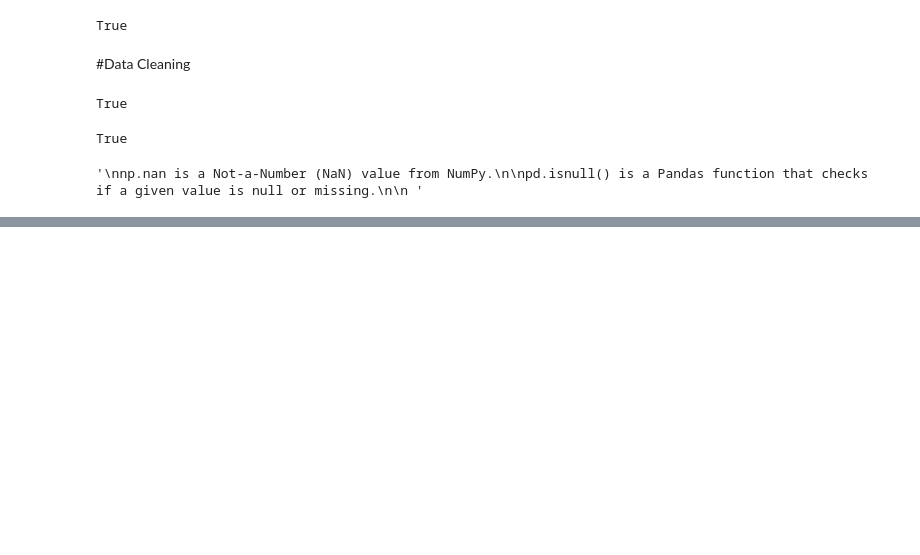
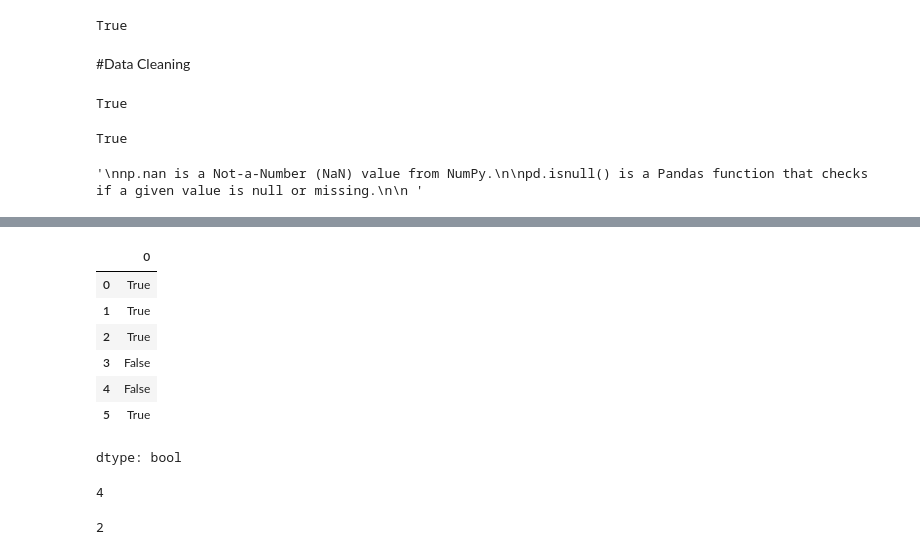
Before and after one commit to dabster108/Dataanalysis_numpy, a Jupyter notebook: Pandas_Dataframe.ipynb, the cells around one changed output, grey strips where cells are left out. Cells and saved outputs as stored; diff of their text form; code cells hidden in the pictures; blank space fills up the shorter version.

Commit message:
Filtering the missing value

```diff
--- a/Pandas_Dataframe.ipynb
+++ b/Pandas_Dataframe.ipynb
@@ -535,0 +608,21 @@ pd.isnull() is a Pandas function that checks if a given value is null or missing
+# %%
+s = pd.Series([1, 2, 3, np.nan, np.nan, 4])
+# %%
+pd.notnull(s)
+# %% [output]
+|  | 0 |
+| 0 | True |
+| 1 | True |
+| 2 | True |
+| 3 | False |
+| 4 | False |
+| 5 | True |
+dtype: bool
+# %%
+pd.notnull(s).sum() # returns all the values having True
+# %% [output]
+4
+# %%
+pd.isnull(s).sum() # returns all the values having False
+# %% [output]
+2
```
Also changed, not shown: parts of 14 cells of this notebook.
